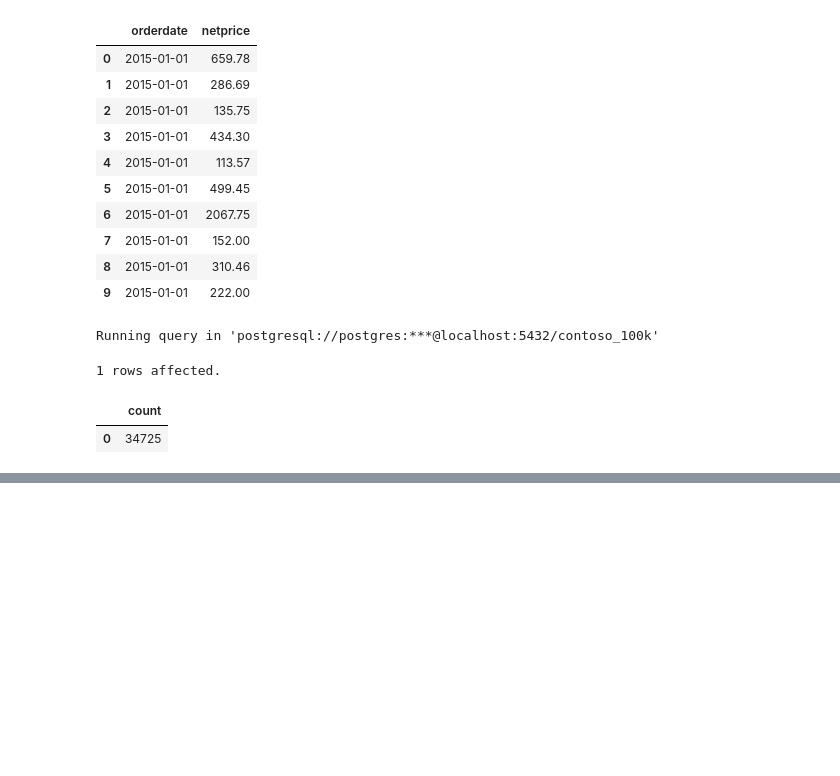
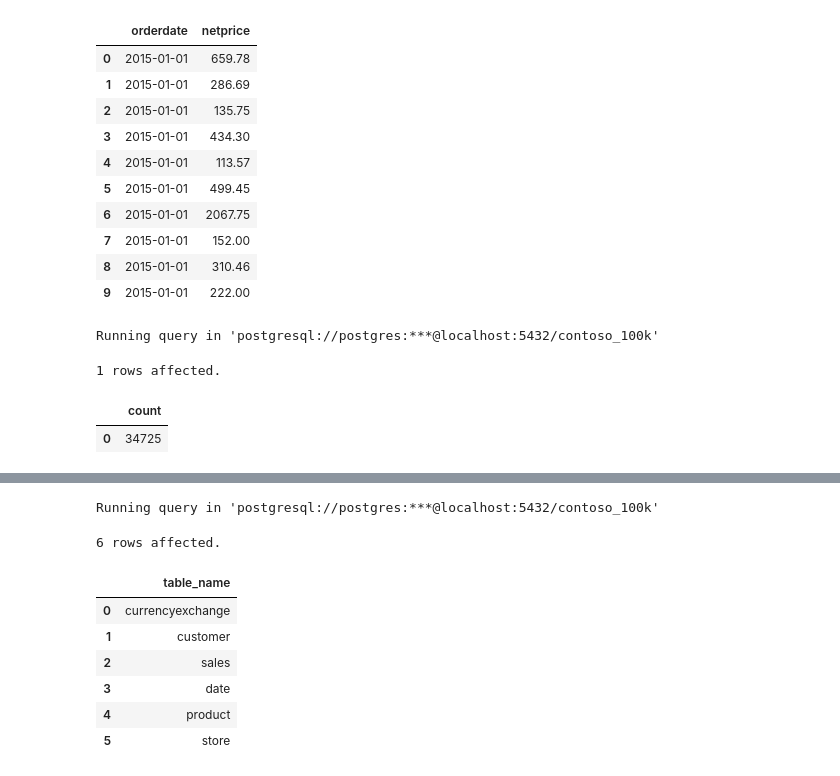
Before and after one commit to Bartek0829/SQL-learning, a Jupyter notebook: Resources/Blank_SQL_Notebook.ipynb, the cells around one changed output, grey strips where cells are left out. Drawn from its saved outputs; the diff is of its cells as text; code cells hidden in the pictures; blank space fills up the shorter version.

```diff
--- a/Resources/Blank_SQL_Notebook.ipynb
+++ b/Resources/Blank_SQL_Notebook.ipynb
@@ -87,0 +136,15 @@ Running query in 'postgresql://postgres:***@localhost:5432/contoso_100k'
+# %%
+%%sql
+SELECT table_name
+FROM information_schema.tables
+WHERE table_schema = 'public';
+# %% [output]
+Running query in 'postgresql://postgres:***@localhost:5432/contoso_100k'
+6 rows affected.
+|  | table_name |
+| 0 | currencyexchange |
+| 1 | customer |
+| 2 | sales |
+| 3 | date |
+| 4 | product |
+| 5 | store |
```
Also changed, not shown: parts of 3 cells of this notebook.
